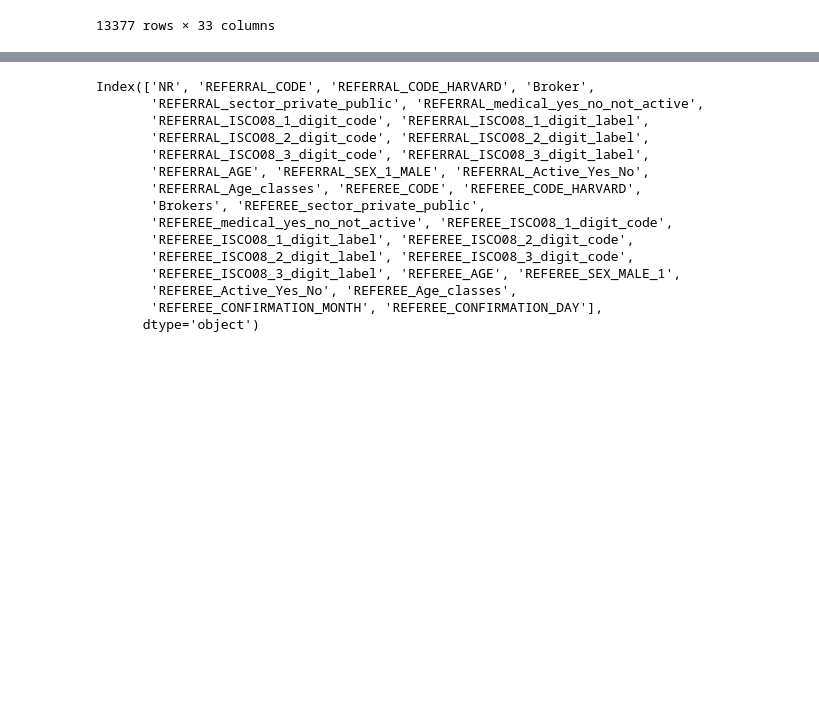
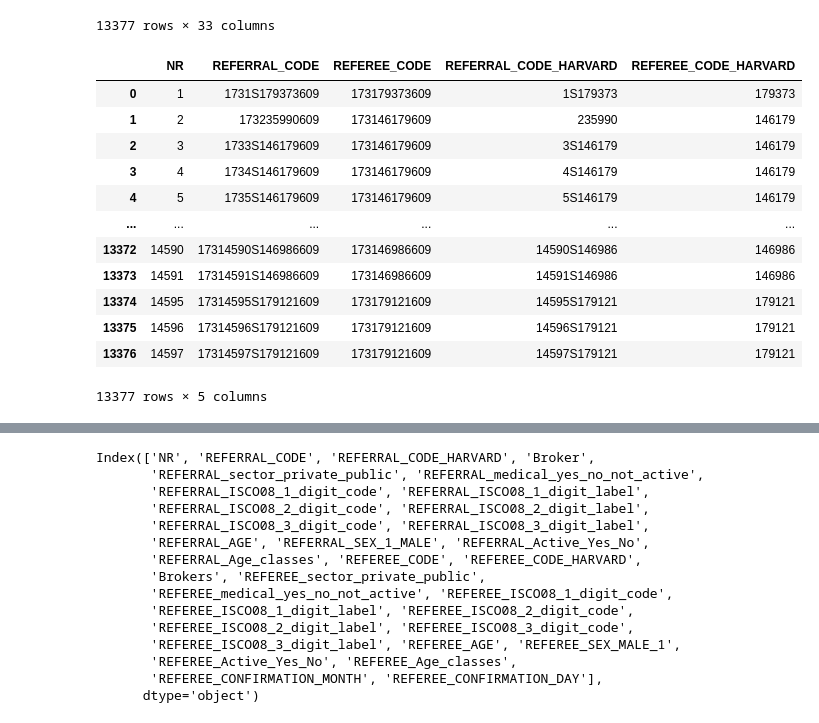
Before and after one commit to swestfechtel/masterarbeit, a Jupyter notebook: notebooks/data_exploration.ipynb, the cells around one changed output, grey strips where cells are left out. Drawn from its saved outputs; the diff is of its cells as text; code cells hidden in the pictures; blank space fills up the shorter version.

```diff
--- a/notebooks/data_exploration.ipynb
+++ b/notebooks/data_exploration.ipynb
@@ -10,7 +10,7 @@ import re
 # %% [markdown]
 ## Bucharest Dataset
 # %%
-bucharest = pd.read_excel('./Data/Raw/replication_data_clean_version.xlsx')
+bucharest = pd.read_excel('../Data/Raw/replication_data_clean_version.xlsx')
 bucharest
 # %% [output]
 |  | NR | REFERRAL_CODE | REFERRAL_CODE_HARVARD | Broker | REFERRAL_sector_private_public | REFERRAL_medical_yes_no_not_active | ... |
@@ -26,3 +26,19 @@ bucharest
 | 13375 | 14596 | 17314596S179121609 | 14596S179121 | NaN | NAP | NAP | ... |
 | 13376 | 14597 | 17314597S179121609 | 14597S179121 | NaN | NASS | NASS | ... |
 13377 rows × 33 columns
+# %%
+bucharest[['NR', 'REFERRAL_CODE', 'REFEREE_CODE', 'REFERRAL_CODE_HARVARD', 'REFEREE_CODE_HARVARD']]
+# %% [output]
+|  | NR | REFERRAL_CODE | REFEREE_CODE | REFERRAL_CODE_HARVARD | REFEREE_CODE_HARVARD |
+| 0 | 1 | 1731S179373609 | 173179373609 | 1S179373 | 179373 |
+| 1 | 2 | 173235990609 | 173146179609 | 235990 | 146179 |
+| 2 | 3 | 1733S146179609 | 173146179609 | 3S146179 | 146179 |
+| 3 | 4 | 1734S146179609 | 173146179609 | 4S146179 | 146179 |
+| 4 | 5 | 1735S146179609 | 173146179609 | 5S146179 | 146179 |
+| ... | ... | ... | ... | ... | ... |
+| 13372 | 14590 | 17314590S146986609 | 173146986609 | 14590S146986 | 146986 |
+| 13373 | 14591 | 17314591S146986609 | 173146986609 | 14591S146986 | 146986 |
+| 13374 | 14595 | 17314595S179121609 | 173179121609 | 14595S179121 | 179121 |
+| 13375 | 14596 | 17314596S179121609 | 173179121609 | 14596S179121 | 179121 |
+| 13376 | 14597 | 17314597S179121609 | 173179121609 | 14597S179121 | 179121 |
+13377 rows × 5 columns
```
Also changed, not shown: parts of 15 cells of this notebook, 3 other files.
